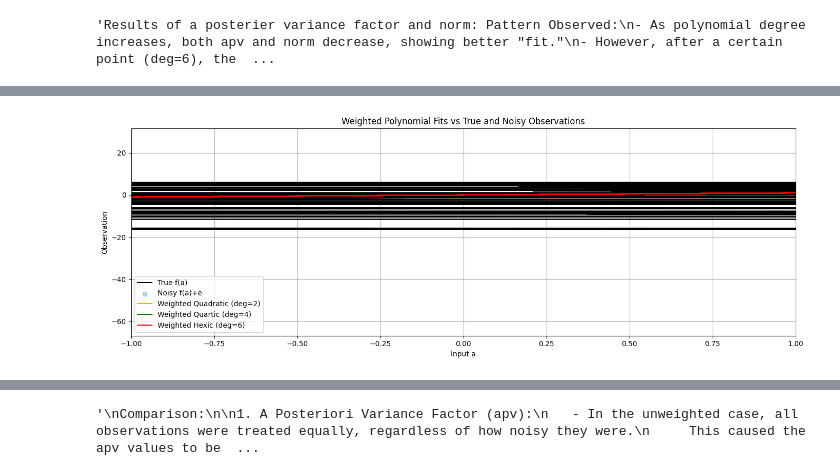
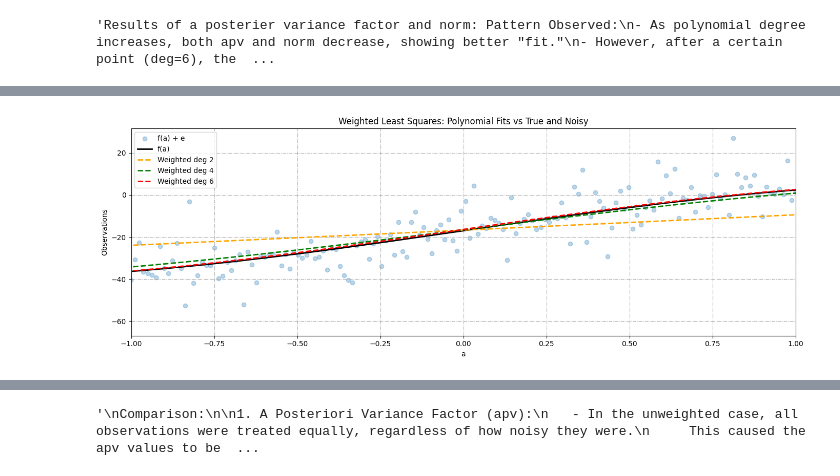
Before and after one commit to StephenNduba/ENGG680_2025_Fall, a Jupyter notebook: Lab_Assignment1/Assignment1.ipynb, the cells around one changed output, grey strips where cells are left out. Drawn from its saved outputs; the diff is of its cells as text; code cells hidden in the pictures.

```diff
--- a/Lab_Assignment1/Assignment1.ipynb
+++ b/Lab_Assignment1/Assignment1.ipynb
@@ -998,61 +927,41 @@ First 5 diagonal elements of P: [0.02777778 0.00694444 0.00591716 0.00591716 0.2
 # %%
 # step 13
 # repeat the steps 6-10, using the proper P matrix
 # (7 marks)
+# ...
+x2_w,  cov2_w,  apv2_w,  v2_w  = fit_polynomial_curve(a, l, P, deg=2)
+x4_w,  cov4_w,  apv4_w,  v4_w  = fit_polynomial_curve(a, l, P, deg=4)
+x6_w,  cov6_w,  apv6_w,  v6_w  = fit_polynomial_curve(a, l, P, deg=6)
 
-# 1 Fit weighted polynomial curves (deg = 2, 4, 6)
-a = l
-obs = l
+quadratic_uw = np.polyval(np.flip(x_deg2), a)
+quartic_uw = np.polyval(np.flip(x_deg4), a)
+hexic_uw = np.polyval(np.flip(x_deg6), a)
 
-x_quad_w,  cov_x_quad_w,  apv_quad_w,  v_quad_w  = fit_polynomial_curve(a, obs, P, 2)
-x_quart_w, cov_x_quart_w, apv_quart_w, v_quart_w = fit_polynomial_curve(a, obs, P, 4)
-x_hex_w,   cov_x_hex_w,   apv_hex_w,   v_hex_w   = fit_polynomial_curve(a, obs, P, 6)
-
-# Optional: peek at coefficients / residuals
-print("Weighted fit coefficients (degree 2):", x_quad_w)
-print("Weighted fit coefficients (degree 4):", x_quart_w)
-print("Weighted fit coefficients (degree 6):", x_hex_w)
-print("Weighted residuals sample (deg=4):", v_quart_w[:5])
-
-# 2 Build predicted observations with the weighted coefficients
-quadratic_w = np.polyval(x_quad_w,  a)
-quartic_w   = np.polyval(x_quart_w, a)
-hexic_w     = np.polyval(x_hex_w,   a)
-
-# 3 Plot weighted fits vs. true + noisey
 fig, ax = plt.subplots(nrows=1, ncols=1, figsize=(14, 5))
 
-# True curve and noisy data
-ax.plot(a, l_true, label="True f(a)", color='k')
-ax.scatter(a, obs, label="Noisy f(a)+e", color='tab:blue', marker='o', alpha=0.3)
+ax.scatter(a, l, color='tab:blue', alpha=0.3, marker='o', label="f(a) + e")
+ax.plot(a, l_true, color='k', linewidth=2, label="f(a)")
 
-# Weighted polynomial fits
-ax.plot(a, quadratic_w, label="Weighted Quadratic (deg=2)", color='orange')
-ax.plot(a, quartic_w,   label="Weighted Quartic (deg=4)",  color='green')
-ax.plot(a, hexic_w,     label="Weighted Hexic (deg=6)",    color='red')
+# weighted fits (use dashed lines to distinguish)
+ax.plot(a, quadratic_uw, color='orange',  linewidth=2, linestyle='--', label="Weighted deg 2")
+ax.plot(a, quartic_uw,   color='green',   linewidth=2, linestyle='--', label="Weighted deg 4")
+ax.plot(a, hexic_uw,     color='red',     linewidth=2, linestyle='--', label="Weighted deg 6")
 
-ax.set_xlabel("Input a")
-ax.set_ylabel("Observation")
-ax.set_title("Weighted Polynomial Fits vs True and Noisy Observations")
-ax.legend()
-ax.set_xlim([-1, 1])
-ax.grid(True, which='both', ls='-', color='0.65')
+ax.set_xlabel("a"); ax.set_ylabel("Observations")
+ax.set_title("Weighted Least Squares: Polynomial Fits vs True and Noisy")
+ax.set_xlim([-1, 1]); ax.legend()
+ax.grid(True, which='both', ls='-.', color='0.65')
 fig.tight_layout()
 plt.show()
 
-# 4 Print a posterior variance factors (goodness of fit)
-print("\nA posterior variance factor (weighted):")
-print(f"Quadratic (deg=2): {apv_quad_w}")
-print(f"Quartic  (deg=4):  {apv_quart_w}")
-print(f"Hexic    (deg=6):  {apv_hex_w}")
+print("Posteriori Variance Factors (Weighted):")
+print(f"Degree 2 (Quadratic): {apv2_w:.6f}")
+print(f"Degree 4 (Quartic): {apv4_w:.6f}")
+print(f"Degree 6 (Hexic): {apv6_w:.6f}")
 
-# 5 Print L2 norms vs. true observations
-norm_quad_w  = np.linalg.norm(quadratic_w - l_true)
-norm_quart_w = np.linalg.norm(quartic_w   - l_true)
-norm_hex_w   = np.linalg.norm(hexic_w     - l_true)
-
-print("\nL2 norm ||pred - true|| (weighted):")
-print(f"Quadratic (deg=2): {norm_quad_w}")
-print(f"Quartic  (deg=4):  {norm_quart_w}")
-print(f"Hexic    (deg=6):  {norm_hex_w}")
+print("Norms to True (Weighted):")
+print(f"Degree 2 (Quadratic): {np.linalg.norm(quadratic_uw - l_true):.6f}")
+print(f"Degree 4 (Quartic): {np.linalg.norm(quartic_uw   - l_true):.6f}")
+print(f"Degree 6 (Hexic): {np.linalg.norm(hexic_uw     - l_true):.6f}")
 # %% [output]
+[figure, new version]
@@ -1066 +975,0 @@ Weighted residuals sample (deg=4): [ 9.84101689e-13  9.69890834e-13 -4.97379915e
-[figure, old version]
```
Also changed, not shown: parts of 12 cells of this notebook.
